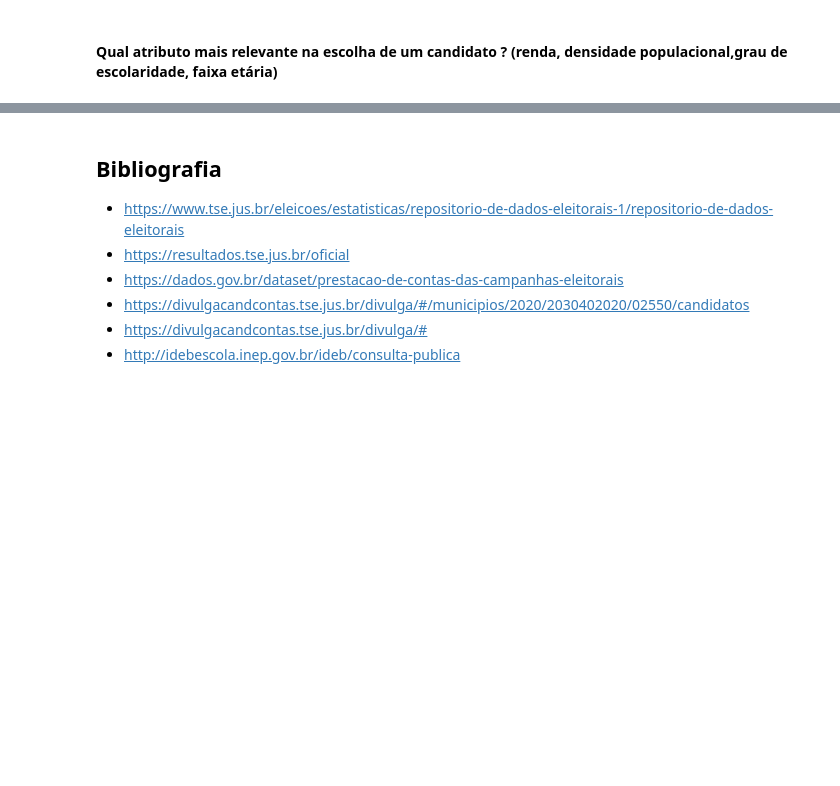
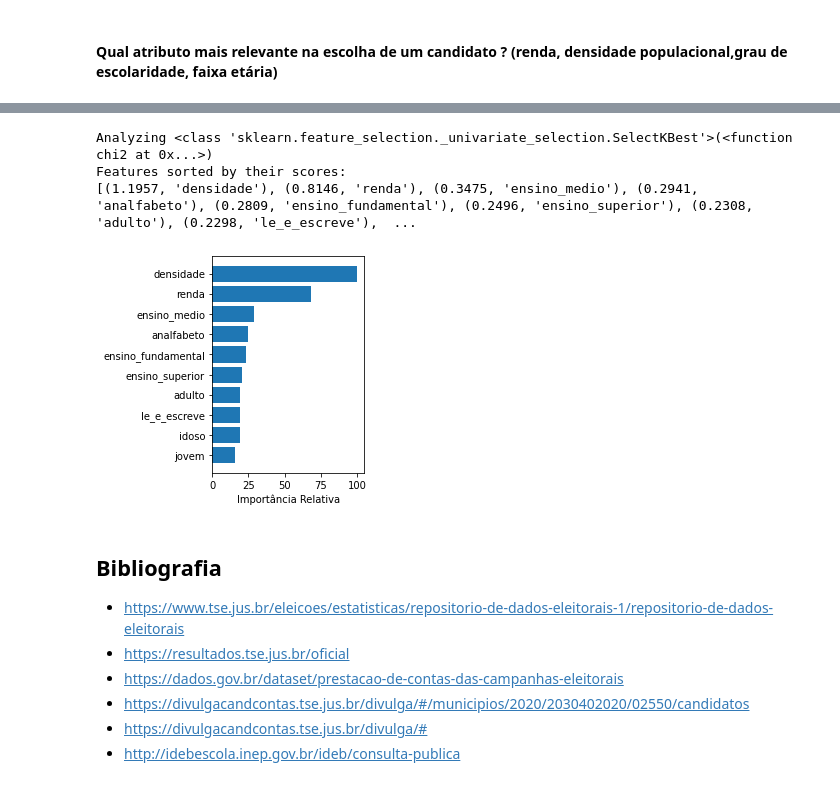
Before and after one commit to bmnds/uea-data-science-04-data-processing, a Jupyter notebook: trabalho-final/Notebook_Trabalho_Final.ipynb, the cells around one changed output, grey strips where cells are left out. Drawn from its saved outputs; the diff is of its cells as text; code cells hidden in the pictures; blank space fills up the shorter version.

Commit message:
Análise do atributo mais relevante na escolha do candidato no 1o turno

```diff
--- a/trabalho-final/Notebook_Trabalho_Final.ipynb
+++ b/trabalho-final/Notebook_Trabalho_Final.ipynb
@@ -492,0 +587,14 @@ df_bairros[['bairro', 'zona', 'renda_mensal', 'candidato_1st', 'votos_1st',	'can
+# %%
+import numpy as np
+import matplotlib.pyplot as plt
+
+if 'bairro' in df.columns:
+  df = df.drop(columns='bairro')
+
+#if 'candidato' in df.columns:
+#  df = df.drop(columns='candidato')
+
+array_n = df.values
+X = array_n[:,0:10]
+Y = array_n[:,10]
+df.sample(5)
@@ -493,3 +608,38 @@ df_bairros[['bairro', 'zona', 'renda_mensal', 'candidato_1st', 'votos_1st',	'can
+# %%
+from sklearn.feature_selection import SelectKBest
+from sklearn.feature_selection import f_classif, mutual_info_classif, chi2
+
+def select_features(c, fun):
+  print(f'Analyzing {c}({fun})')
+  test = c(score_func=fun, k='all')
+  fit = test.fit(X, Y)
+
+  np.set_printoptions(precision=3)
+
+  features = fit.transform(X)
+
+  print("Features sorted by their scores:")
+  print(sorted(zip(map(lambda x: round(x, 4), fit.scores_),
+                  df.columns),
+              reverse=True))
+  print('')
+  feature_importance = fit.scores_
+  feature_importance = 100.0 * (feature_importance / feature_importance.max())
+  sorted_idx = np.argsort(feature_importance)
+  pos = np.arange(sorted_idx.shape[0]) + 0.5
+  plt.subplot(1,2,2)
+  plt.barh(pos, feature_importance[sorted_idx], align='center')
+  m_name = np.array(df.columns)
+  plt.yticks(pos, m_name[sorted_idx])
+  plt.xlabel('Importância Relativa')
+  plt.show()
+# %%
+select_features(SelectKBest, chi2)
+# %% [output]
+Analyzing <class 'sklearn.feature_selection._univariate_selection.SelectKBest'>(<function chi2 at 0x...>)
+Features sorted by their scores:
+[(1.1957, 'densidade'), (0.8146, 'renda'), (0.3475, 'ensino_medio'), (0.2941, 'analfabeto'), (0.2809, 'ensino_fundamental'), (0.2496, 'ensino_superior'), (0.2308, 'adulto'), (0.2298, 'le_e_escreve'),  ...
+[figure, added]
 # %% [markdown]
 ## Bibliografia
 * https://www.tse.jus.br/eleicoes/estatisticas/repositorio-de-dados-eleitorais-1/repositorio-de-dados-eleitorais
```
Also changed, not shown: parts of 8 cells of this notebook.
